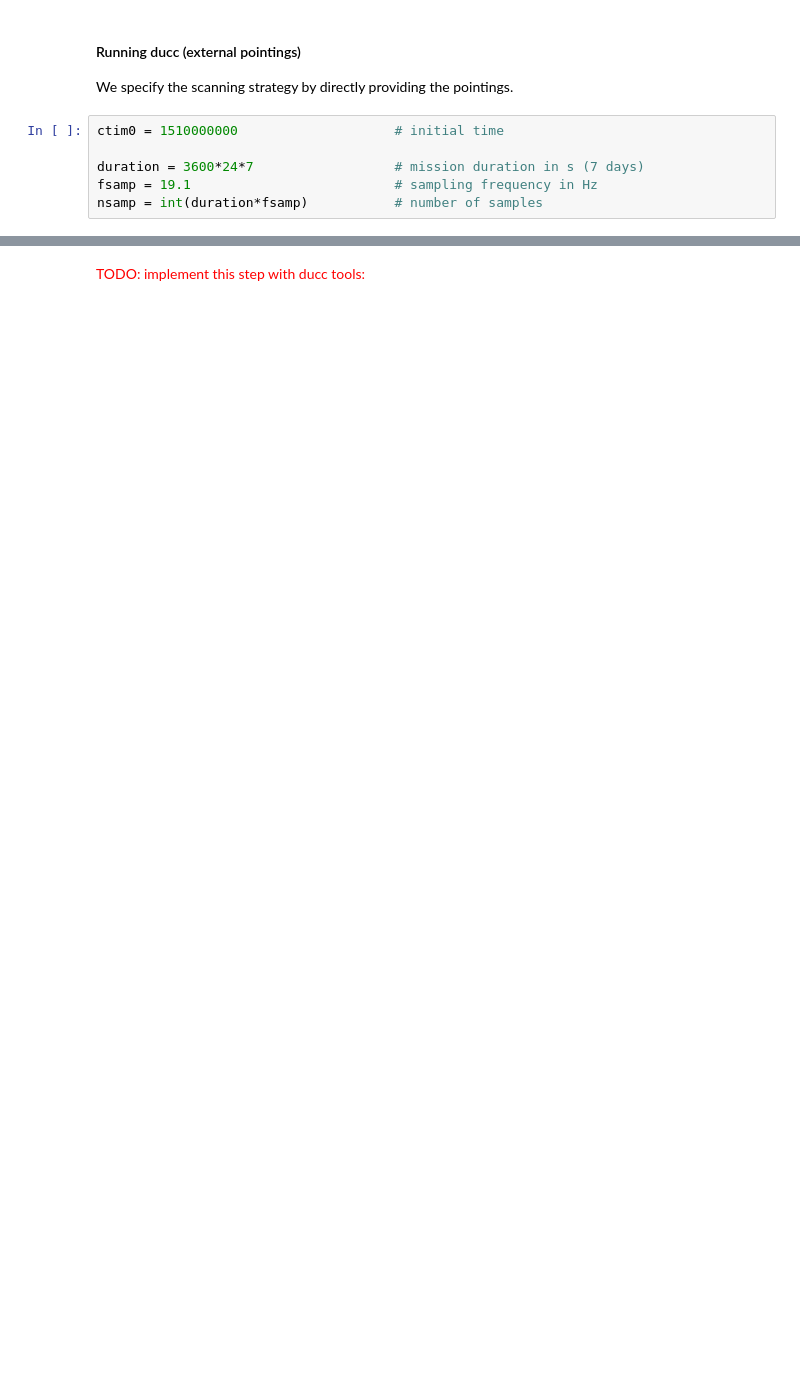
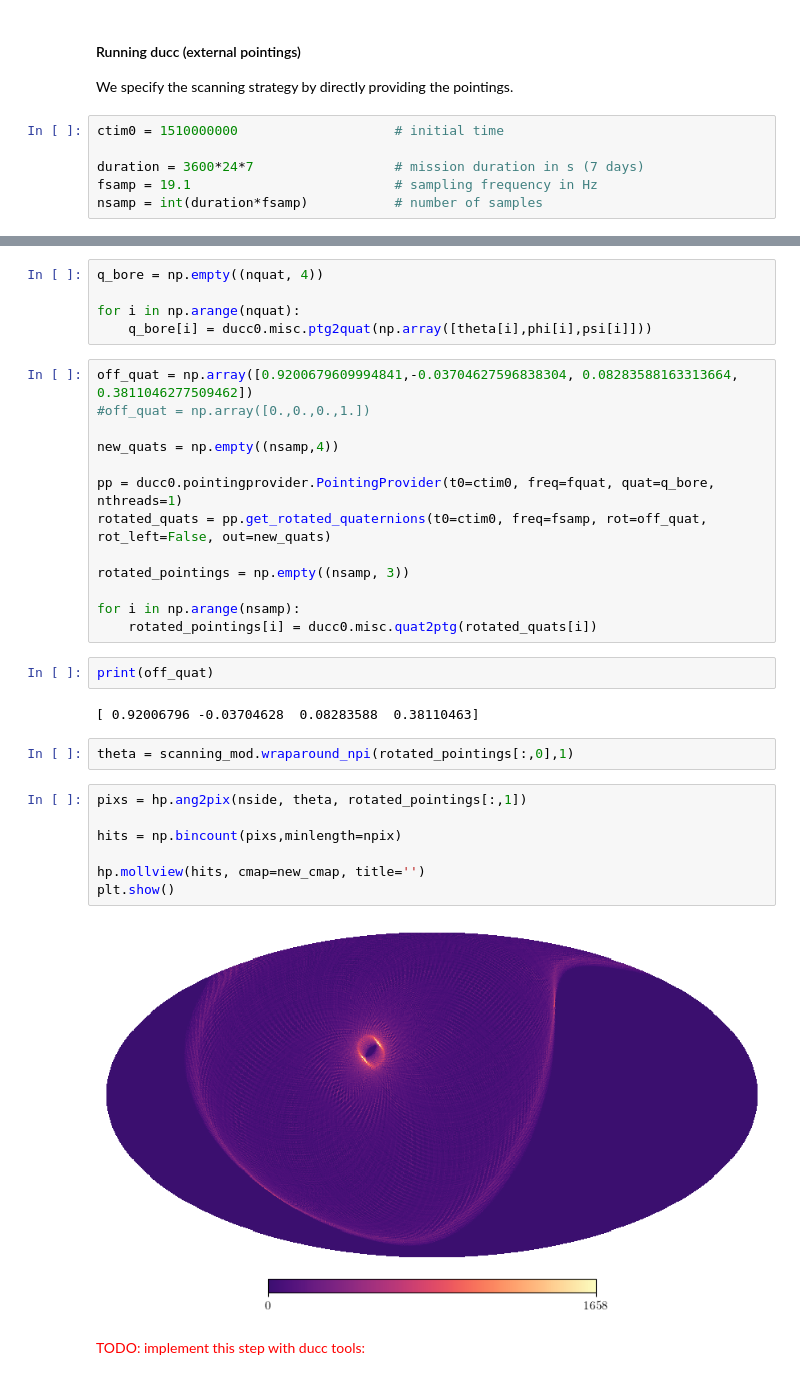
Before and after one commit to martamonelli/CMB-Inflate_WP4, a Jupyter notebook: ducc-based.ipynb, the cells around one changed output, grey strips where cells are left out. Saved outputs shown, nothing was run; the diff lists cells and outputs as text; blank space fills up the shorter version.

```diff
--- a/ducc-based.ipynb
+++ b/ducc-based.ipynb
@@ -200,5 +210,38 @@ hp.mollview(hits, cmap=new_cmap, title='')
 plt.show()
 # %% [output]
 [figure]
+# %%
+q_bore = np.empty((nquat, 4))
+
+for i in np.arange(nquat):
+    q_bore[i] = ducc0.misc.ptg2quat(np.array([theta[i],phi[i],psi[i]]))
+# %%
+off_quat = np.array([0.9200679609994841,-0.03704627596838304, 0.08283588163313664, 0.3811046277509462])
+#off_quat = np.array([0.,0.,0.,1.])
+
+new_quats = np.empty((nsamp,4))
+
+pp = ducc0.pointingprovider.PointingProvider(t0=ctim0, freq=fquat, quat=q_bore, nthreads=1)
+rotated_quats = pp.get_rotated_quaternions(t0=ctim0, freq=fsamp, rot=off_quat, rot_left=False, out=new_quats)
+
+rotated_pointings = np.empty((nsamp, 3))
+
+for i in np.arange(nsamp):
+    rotated_pointings[i] = ducc0.misc.quat2ptg(rotated_quats[i])
+# %%
+print(off_quat)
+# %% [output]
+[ 0.92006796 -0.03704628  0.08283588  0.38110463]
+# %%
+theta = scanning_mod.wraparound_npi(rotated_pointings[:,0],1)
+# %%
+pixs = hp.ang2pix(nside, theta, rotated_pointings[:,1])
+
+hits = np.bincount(pixs,minlength=npix)
+
+hp.mollview(hits, cmap=new_cmap, title='')
+plt.show()
+# %% [output]
+[figure, added]
 # %% [markdown]
 <p style="color:Red;">TODO: implement this step with ducc tools:</p>
```
Also changed, not shown: parts of 18 cells of this notebook, 3 other files.
